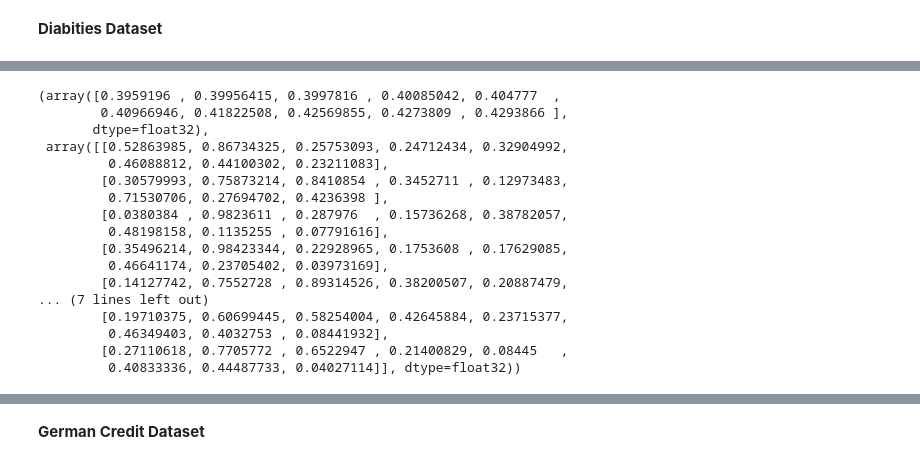
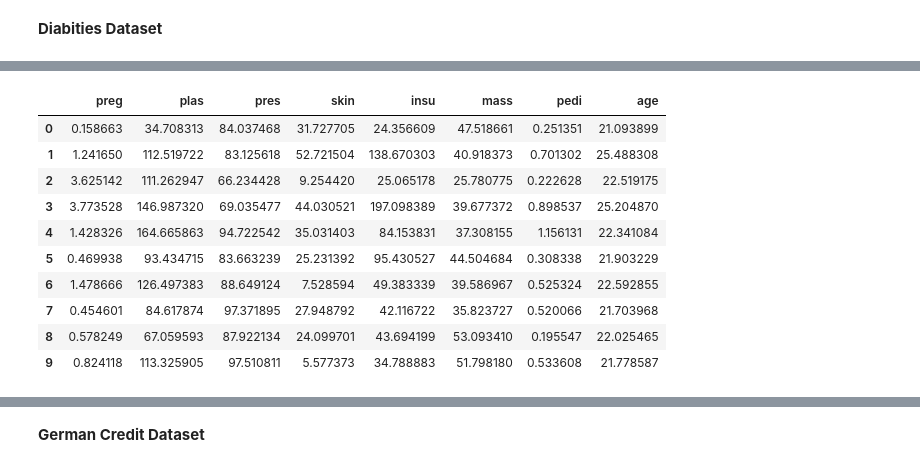
Before and after one commit to Naorko/gan-tf, a Jupyter notebook: gans.ipynb, the cells around one changed output, grey strips where cells are left out. Saved outputs shown, nothing was run; the diff lists cells and outputs as text; code cells hidden in the pictures.

```diff
--- a/gans.ipynb
+++ b/gans.ipynb
@@ -487,21 +472,20 @@ fooled_diab
 # %%
 not_fooled_diab = get_samples(10, generator_diab, discriminator_diab, noise_dim=NOISE_DIM, fool=False)
-not_fooled_diab
-# %% [output]
-(array([0.3959196 , 0.39956415, 0.3997816 , 0.40085042, 0.404777  ,
-        0.40966946, 0.41822508, 0.42569855, 0.4273809 , 0.4293866 ],
-       dtype=float32),
- array([[0.52863985, 0.86734325, 0.25753093, 0.24712434, 0.32904992,
-         0.46088812, 0.44100302, 0.23211083],
-        [0.30579993, 0.75873214, 0.8410854 , 0.3452711 , 0.12973483,
-         0.71530706, 0.27694702, 0.4236398 ],
-        [0.0380384 , 0.9823611 , 0.287976  , 0.15736268, 0.38782057,
-         0.48198158, 0.1135255 , 0.07791616],
-        [0.35496214, 0.98423344, 0.22928965, 0.1753608 , 0.17629085,
-         0.46641174, 0.23705402, 0.03973169],
-        [0.14127742, 0.7552728 , 0.89314526, 0.38200507, 0.20887479,
-... (7 lines left out)
-        [0.19710375, 0.60699445, 0.58254004, 0.42645884, 0.23715377,
-         0.46349403, 0.4032753 , 0.08441932],
-        [0.27110618, 0.7705772 , 0.6522947 , 0.21400829, 0.08445   ,
-         0.40833336, 0.44487733, 0.04027114]], dtype=float32))
+# %%
+def inverse_to_df_diab(ct, data):
+    a = ct.transformers_[0][1].inverse_transform(data[1])
+    return pd.DataFrame(a, columns=['preg', 'plas', 'pres', 'skin', 'insu', 'mass', 'pedi', 'age'])
+# %%
+inverse_to_df_diab(diab_ct,fooled_diab)
+# %% [output]
+|  | preg | plas | pres | skin | insu | mass | pedi | age |
+| 0 | 0.158663 | 34.708313 | 84.037468 | 31.727705 | 24.356609 | 47.518661 | 0.251351 | 21.093899 |
+| 1 | 1.241650 | 112.519722 | 83.125618 | 52.721504 | 138.670303 | 40.918373 | 0.701302 | 25.488308 |
+| 2 | 3.625142 | 111.262947 | 66.234428 | 9.254420 | 25.065178 | 25.780775 | 0.222628 | 22.519175 |
+| 3 | 3.773528 | 146.987320 | 69.035477 | 44.030521 | 197.098389 | 39.677372 | 0.898537 | 25.204870 |
+| 4 | 1.428326 | 164.665863 | 94.722542 | 35.031403 | 84.153831 | 37.308155 | 1.156131 | 22.341084 |
+| 5 | 0.469938 | 93.434715 | 83.663239 | 25.231392 | 95.430527 | 44.504684 | 0.308338 | 21.903229 |
+| 6 | 1.478666 | 126.497383 | 88.649124 | 7.528594 | 49.383339 | 39.586967 | 0.525324 | 22.592855 |
+| 7 | 0.454601 | 84.617874 | 97.371895 | 27.948792 | 42.116722 | 35.823727 | 0.520066 | 21.703968 |
+| 8 | 0.578249 | 67.059593 | 87.922134 | 24.099701 | 43.694199 | 53.093410 | 0.195547 | 22.025465 |
+| 9 | 0.824118 | 113.325905 | 97.510811 | 5.577373 | 34.788883 | 51.798180 | 0.533608 | 21.778587 |
```
Also changed, not shown: parts of 14 cells of this notebook.
